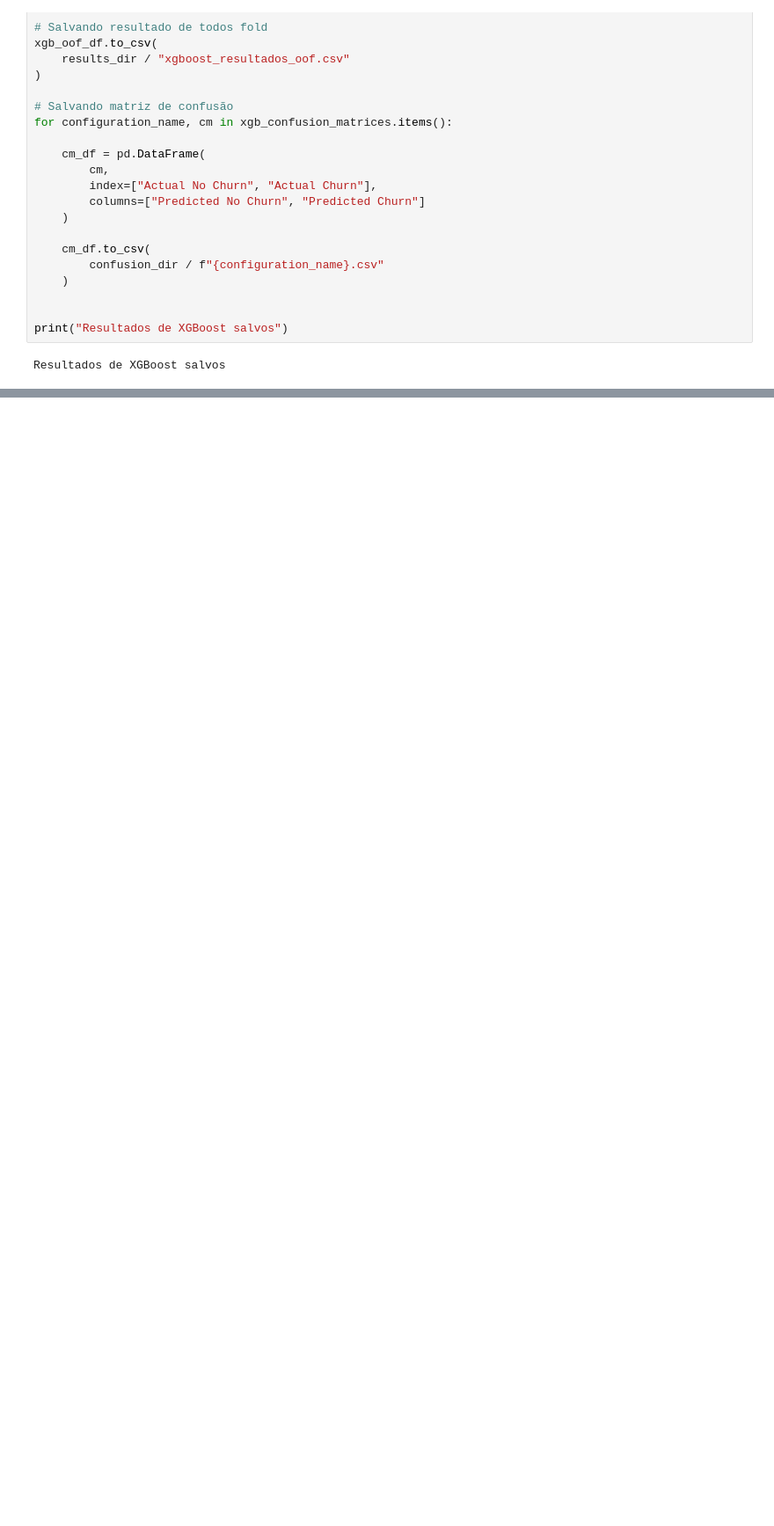
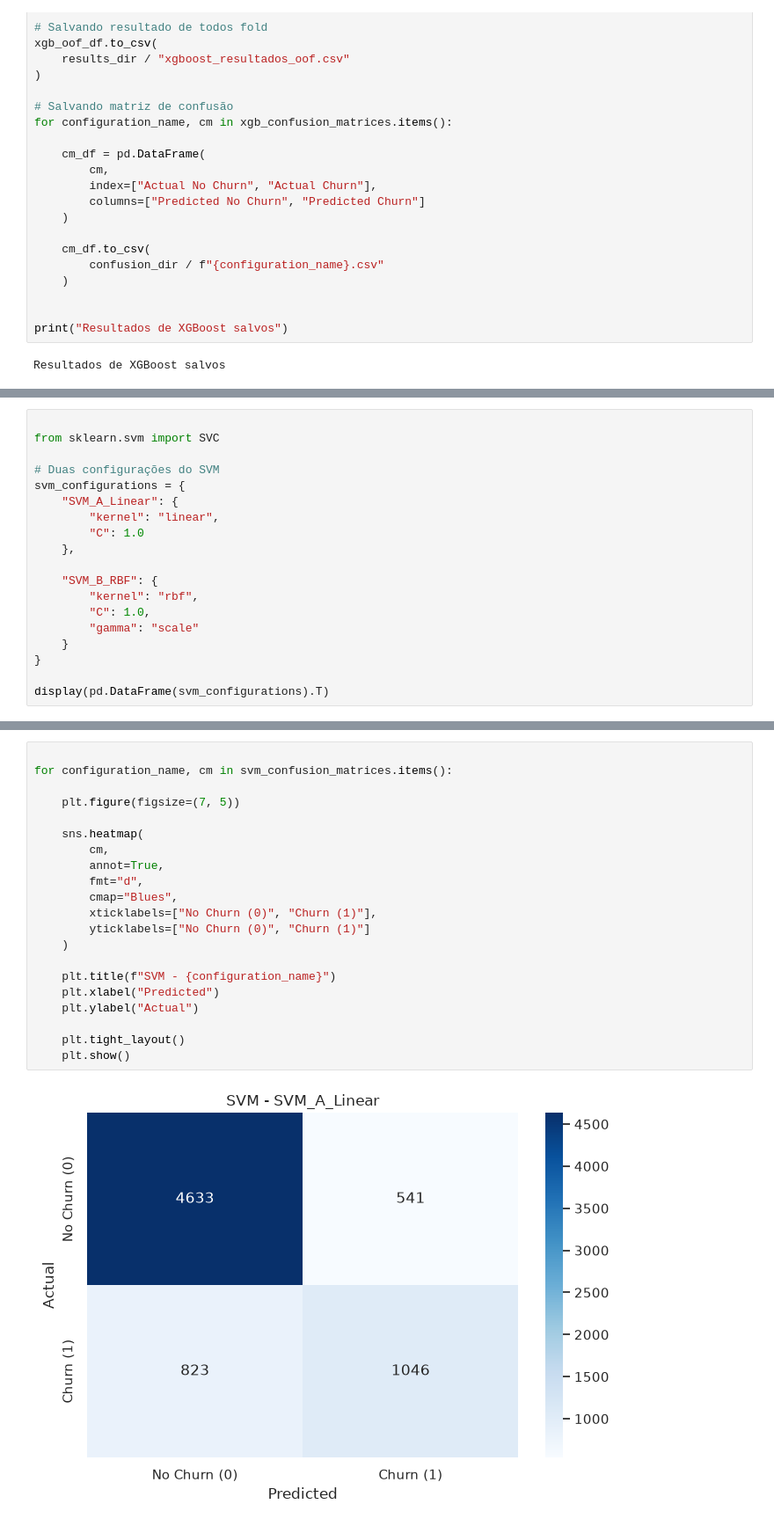
Before and after one commit to GustavoLaubeSchwartz/telco-churn-grupo1, a Jupyter notebook: notebooks/experimentos_modelos.ipynb, the cells around one changed output, grey strips where cells are left out. Shown at 88% size. Cells and saved outputs as stored; diff of their text form; blank space fills up the shorter version.

```diff
--- a/notebooks/experimentos_modelos.ipynb
+++ b/notebooks/experimentos_modelos.ipynb
@@ -695,0 +966,19 @@ Resultados de XGBoost salvos
+# %%
+
+from sklearn.svm import SVC
+
+# Duas configurações do SVM
+svm_configurations = {
+    "SVM_A_Linear": {
+        "kernel": "linear",
+        "C": 1.0
+    },
+
+    "SVM_B_RBF": {
+        "kernel": "rbf",
+        "C": 1.0,
+        "gamma": "scale"
+    }
+}
+
+display(pd.DataFrame(svm_configurations).T)
@@ -695,0 +1162,23 @@ Resultados de XGBoost salvos
+# %%
+
+for configuration_name, cm in svm_confusion_matrices.items():
+
+    plt.figure(figsize=(7, 5))
+
+    sns.heatmap(
+        cm,
+        annot=True,
+        fmt="d",
+        cmap="Blues",
+        xticklabels=["No Churn (0)", "Churn (1)"],
+        yticklabels=["No Churn (0)", "Churn (1)"]
+    )
+
+    plt.title(f"SVM - {configuration_name}")
+    plt.xlabel("Predicted")
+    plt.ylabel("Actual")
+
+    plt.tight_layout()
+    plt.show()
+# %% [output]
+[figure, added]
```
Also changed, not shown: parts of 19 cells of this notebook, 16 other files.
